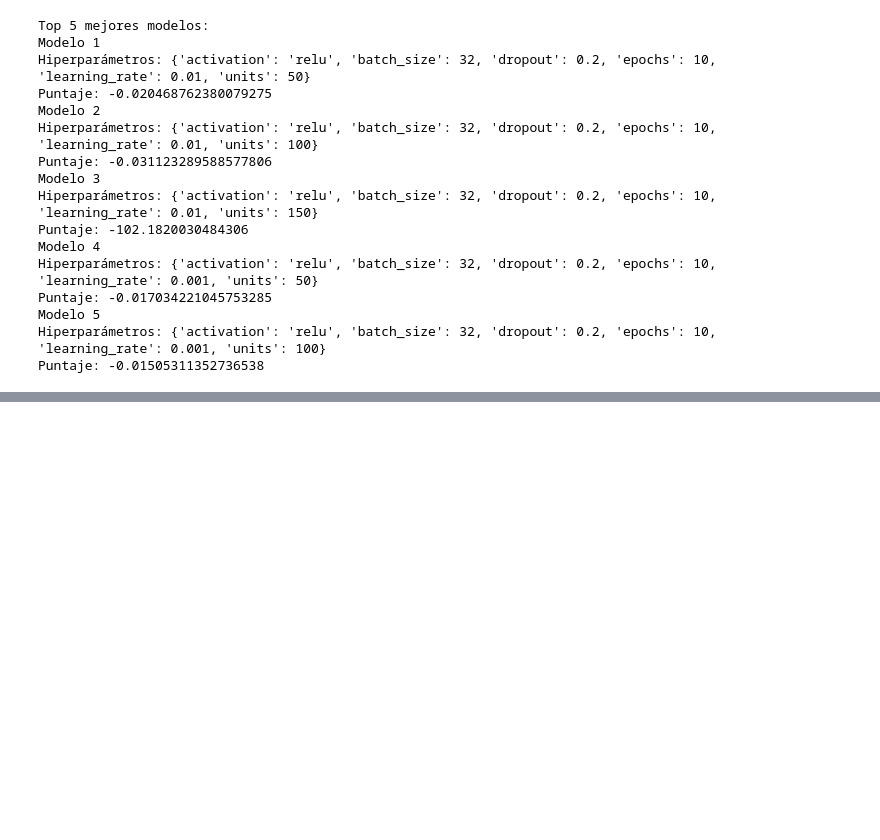
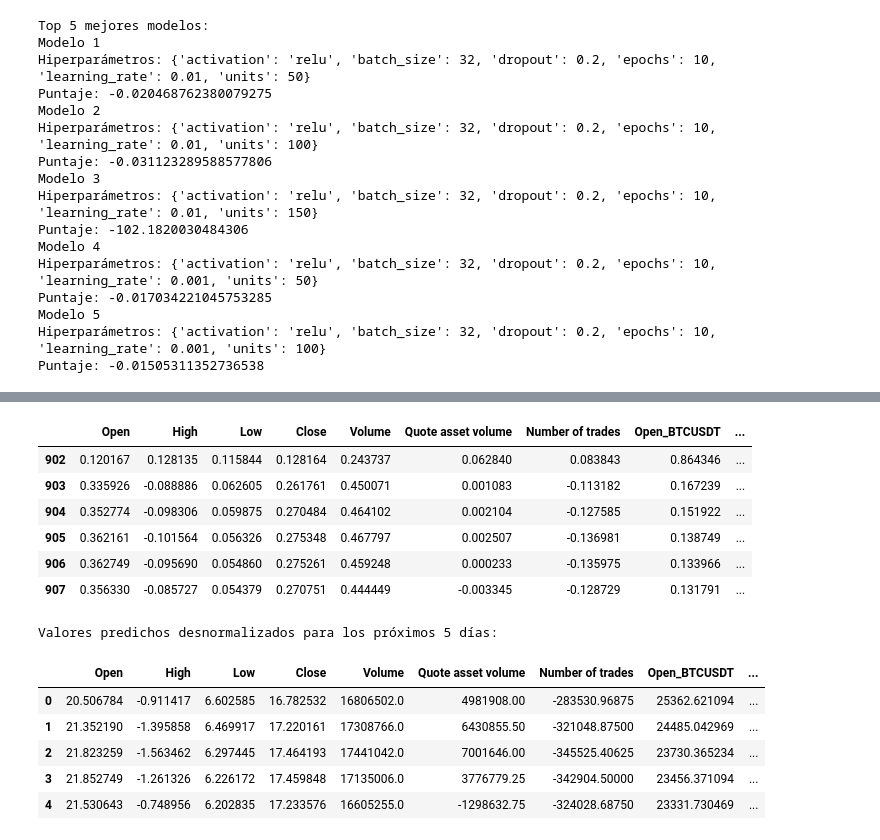
Before and after one commit to marianoMarchetta1/Tesis-2024, a Jupyter notebook: models/final_model.ipynb, the cells around one changed output, grey strips where cells are left out. Cells and saved outputs as stored; diff of their text form; code cells hidden in the pictures; blank space fills up the shorter version.

Commit message:
add seed generator

```diff
--- a/models/final_model.ipynb
+++ b/models/final_model.ipynb
@@ -357,14 +435,37 @@ import json
 with open('top_5_hyperparameters.json', 'r') as f:
     top_hyperparameters = json.load(f)
 
-# Crear instancias de los modelos con los hiperparámetros
+
 models = []
-for params in top_hyperparameters['best_params']:
-    model = KerasRegressor(build_fn=create_model, **params, random_state=42)
+best_seeds= {}
+prime_seeds = generate_prime_seeds(300)
+
+for mode_number, params in enumerate(top_hyperparameters['best_params']):
+    best_validation_errors = {}
+
+    for seend_number, seed in enumerate(prime_seeds):
+        model = KerasRegressor(build_fn=create_model, random_state=seed, **params)
+
+        model.fit(X, y)
+
+        model_predictions, _ = predict_next_days(model, feature_dataset, scalers, n_steps, n_features, 5)
+
+        error = custom_scoring_validation(validation, model_predictions[-5:])
+        print(f"model number: {mode_number}, seed number: {seend_number} error: {error}")
+
+        if seed not in best_validation_errors or error < best_validation_errors[seed]:
+            best_validation_errors[seed] = error
+
+    best_seed_for_params = min(best_validation_errors, key=best_validation_errors.get)
+    best_seeds[str(params)] = best_seed_for_params
+
+    model = KerasRegressor(build_fn=create_model, random_state=best_seed_for_params, **params)
     model.fit(X, y)
     models.append(model)
 
-# Crear un ensamble de modelos
+
 ensemble = MultivariableVotingRegressor(models)
+ensemble.fit(X, y)
 
-ensemble.fit(X, y)
+with open('best_seeds.json', 'w') as f:
+    json.dump(best_seeds, f)
@@ -475,0 +472,11 @@ Valores predichos desnormalizados para los próximos 5 días:
+# %%
+future_dataset = feature_dataset
+
+future_dataset, predicted_values_desnormalized = predict_next_days(ensemble, feature_dataset, scalers, n_steps, n_features, n_days_to_predict)
+
+print("Valores predichos para los próximos {} días:".format(n_days_to_predict))
+display(future_dataset.tail(n_days_to_predict + 1))
+
+print("Valores predichos desnormalizados para los próximos {} días:".format(n_days_to_predict))
+display(predicted_values_desnormalized.tail(n_days_to_predict))
+# %% [output]
@@ -475,0 +500,14 @@ Valores predichos desnormalizados para los próximos 5 días:
+|  | Open | High | Low | Close | Volume | Quote asset volume | Number of trades | Open_BTCUSDT | ... |
+| 902 | 0.120167 | 0.128135 | 0.115844 | 0.128164 | 0.243737 | 0.062840 | 0.083843 | 0.864346 | ... |
+| 903 | 0.335926 | -0.088886 | 0.062605 | 0.261761 | 0.450071 | 0.001083 | -0.113182 | 0.167239 | ... |
+| 904 | 0.352774 | -0.098306 | 0.059875 | 0.270484 | 0.464102 | 0.002104 | -0.127585 | 0.151922 | ... |
+| 905 | 0.362161 | -0.101564 | 0.056326 | 0.275348 | 0.467797 | 0.002507 | -0.136981 | 0.138749 | ... |
+| 906 | 0.362749 | -0.095690 | 0.054860 | 0.275261 | 0.459248 | 0.000233 | -0.135975 | 0.133966 | ... |
+| 907 | 0.356330 | -0.085727 | 0.054379 | 0.270751 | 0.444449 | -0.003345 | -0.128729 | 0.131791 | ... |
+Valores predichos desnormalizados para los próximos 5 días:
+|  | Open | High | Low | Close | Volume | Quote asset volume | Number of trades | Open_BTCUSDT | ... |
+| 0 | 20.506784 | -0.911417 | 6.602585 | 16.782532 | 16806502.0 | 4981908.00 | -283530.96875 | 25362.621094 | ... |
+| 1 | 21.352190 | -1.395858 | 6.469917 | 17.220161 | 17308766.0 | 6430855.50 | -321048.87500 | 24485.042969 | ... |
+| 2 | 21.823259 | -1.563462 | 6.297445 | 17.464193 | 17441042.0 | 7001646.00 | -345525.40625 | 23730.365234 | ... |
+| 3 | 21.852749 | -1.261326 | 6.226172 | 17.459848 | 17135006.0 | 3776779.25 | -342904.50000 | 23456.371094 | ... |
+| 4 | 21.530643 | -0.748956 | 6.202835 | 17.233576 | 16605255.0 | -1298632.75 | -324028.68750 | 23331.730469 | ... |
```
Also changed, not shown: parts of 16 cells of this notebook, 14 other files.
